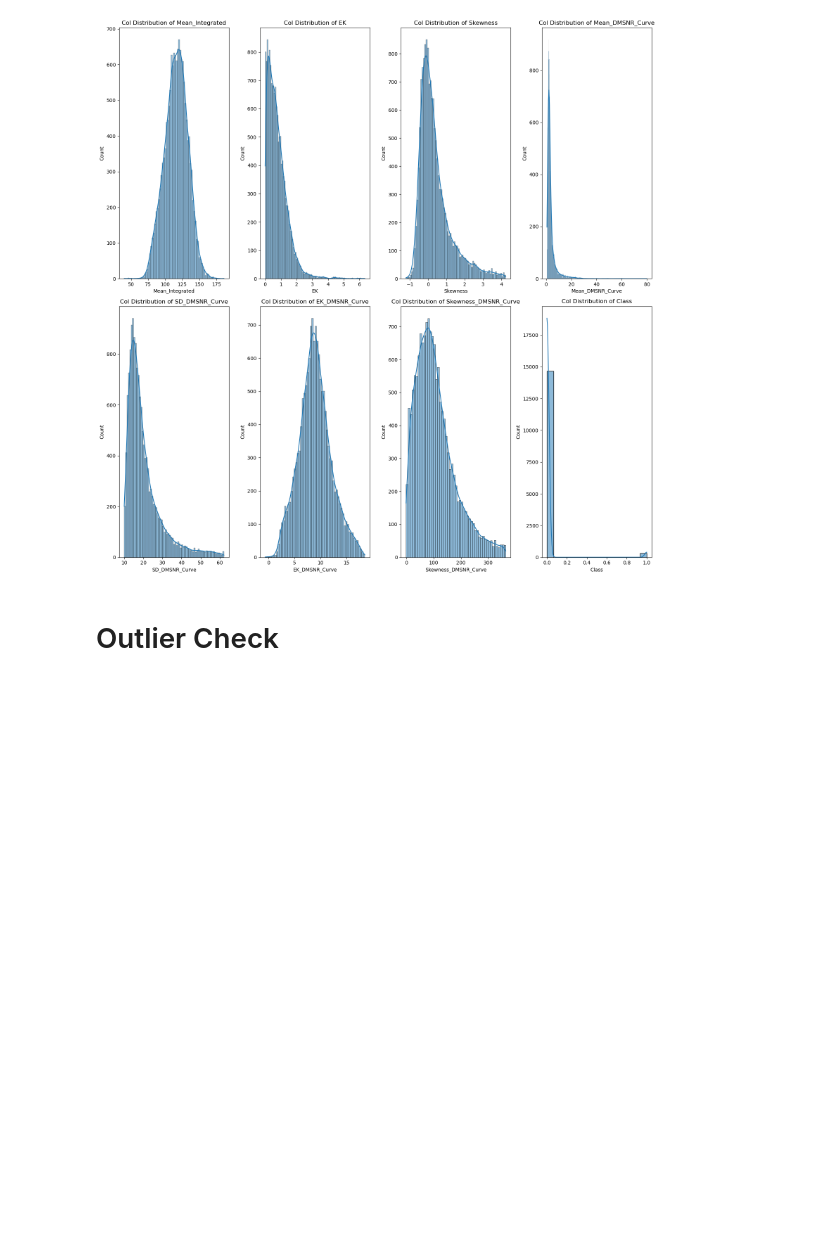
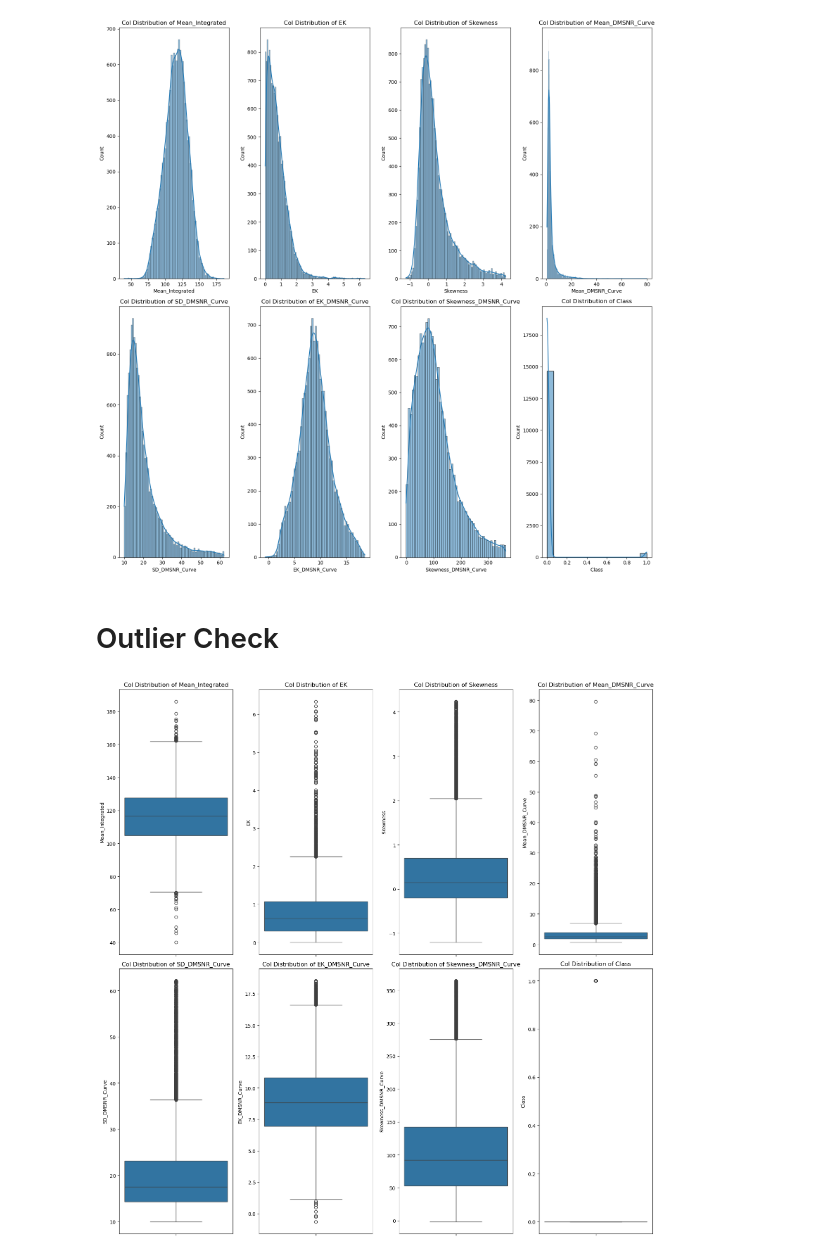
Before and after one commit to MaukanMir/-Pulsar-Classfication-Prediction, a Jupyter notebook: training.ipynb, the cells around one changed output. Saved outputs shown, nothing was run; the diff lists cells and outputs as text; code cells hidden in the pictures; blank space fills up the shorter version.

Commit message:
added new boxplots

```diff
--- a/training.ipynb
+++ b/training.ipynb
@@ -180,3 +180,16 @@ for idx, col in enumerate(df.columns):
 [figure]
 # %% [markdown]
 # Outlier Check
+# %%
+plt.figure(figsize=(16, 16))
+col_values = len(df.columns)
+rows_per_subplot = (col_values +3)//4
+
+for idx, col in enumerate(df.columns):
+  plt.subplot(rows_per_subplot, 4, idx+1)
+  sns.boxplot(df[col])
+  plt.title(f"Col Distribution of {col}")
+  plt.tight_layout()
+  plt.plot()
+# %% [output]
+[figure, added]
```
